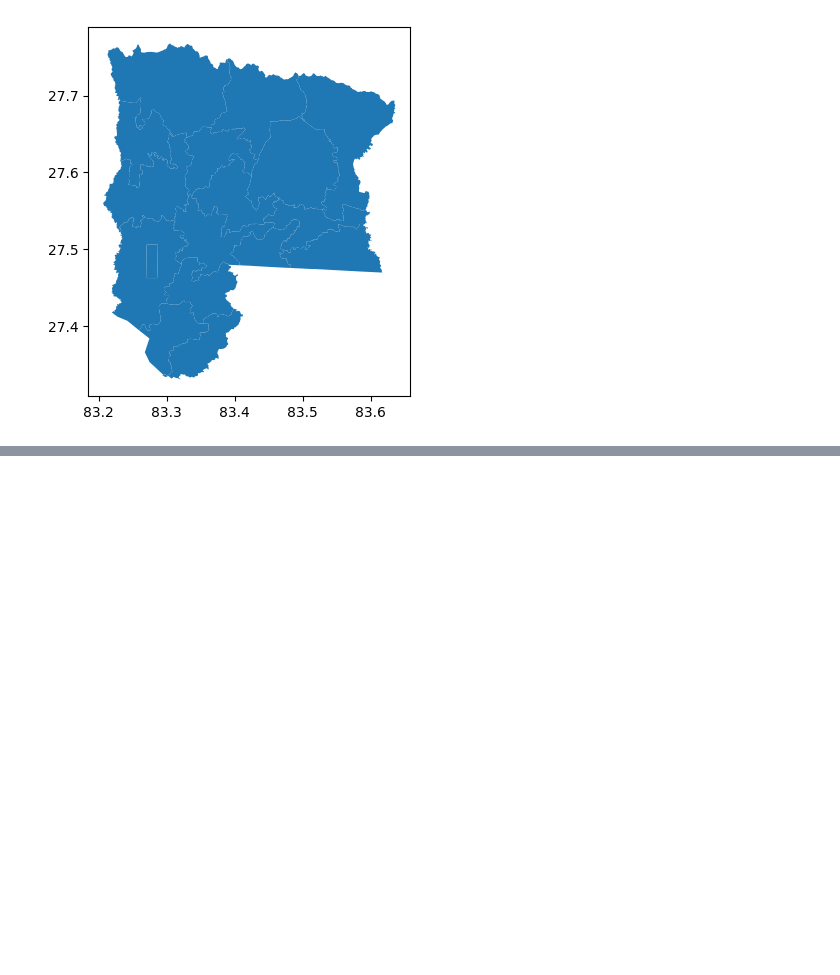
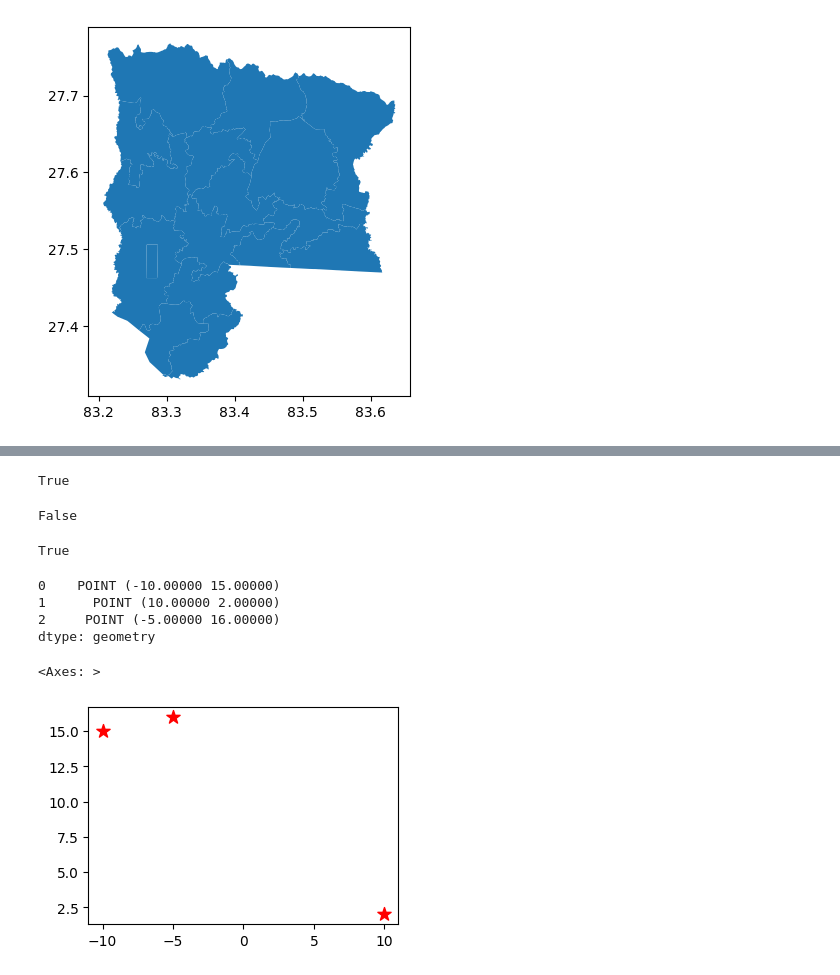
Before and after one commit to alayagithub/Python_Geopandas, a Jupyter notebook: First_GIS_with_python.ipynb, the cells around one changed output, grey strips where cells are left out. Drawn from its saved outputs; the diff is of its cells as text; code cells hidden in the pictures; blank space fills up the shorter version.

```diff
--- a/First_GIS_with_python.ipynb
+++ b/First_GIS_with_python.ipynb
@@ -161,0 +271,34 @@ rupandehi.plot()
+# %%
+#checking whether the point lies within the polygon or not.
+#if lies--True  if not, --False
+point.within(poly)
+# %% [output]
+True
+# %%
+point1=Point(1,7)
+point1.within(poly)
+# %% [output]
+False
+# %%
+# To check whether the polygon contains the point.
+poly.contains(point)
+# %% [output]
+True
+# %%
+#If we want to combine all the points, lines and polygons into a geoseries, then
+#create geoseries
+gs = gpd.GeoSeries([Point(-10,15), Point(10,2), Point(-5,16)])
+# %%
+#displaying contents of geoseries file 'gs'.
+gs
+# %% [output]
+0    POINT (-10.00000 15.00000)
+1      POINT (10.00000 2.00000)
+2     POINT (-5.00000 16.00000)
+dtype: geometry
+# %%
+#Visualizing these points
+gs.plot(marker="*", color='red', markersize=100, figsize=(4,4))
+# %% [output]
+<Axes: >
+[figure, added]
```
Also changed, not shown: parts of 30 cells of this notebook.
